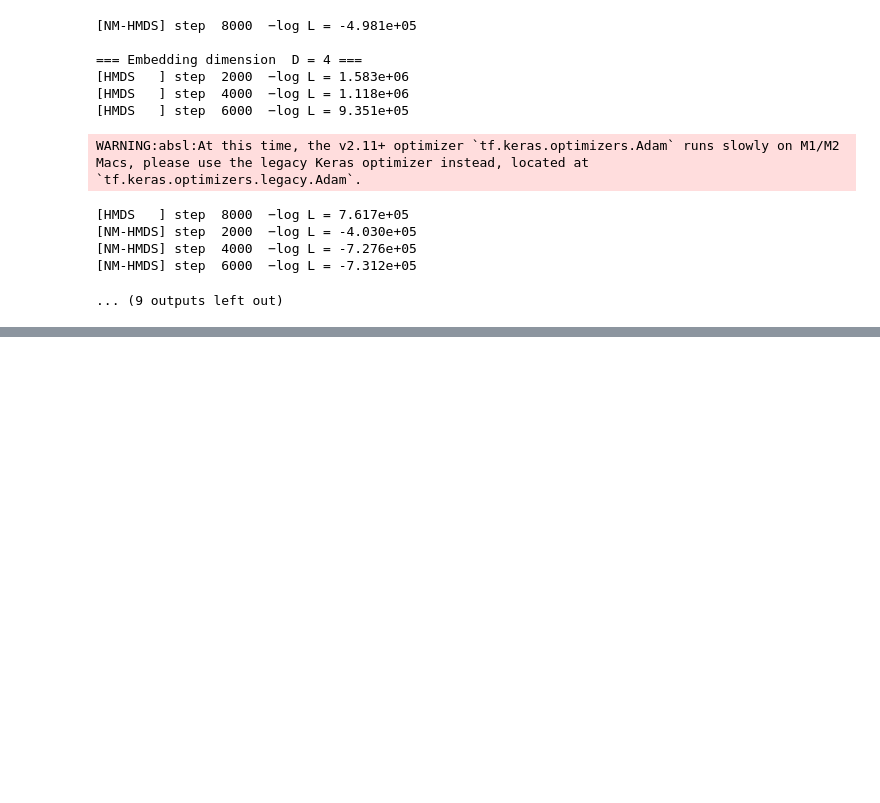
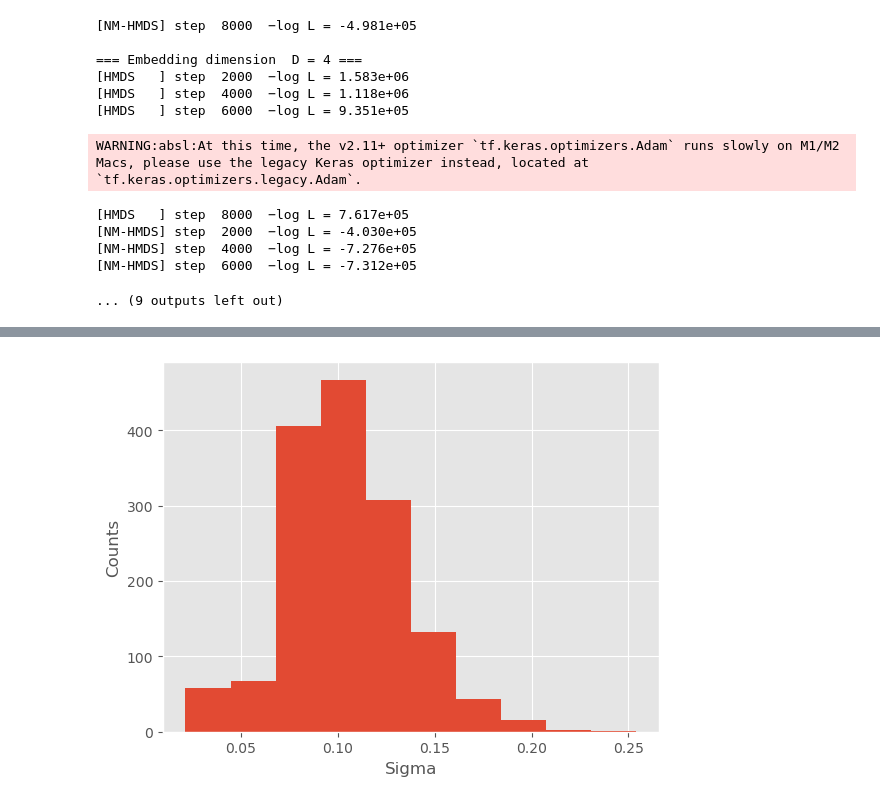
Before and after one commit to Nakshatra120/nhmds, a Jupyter notebook: mnist_check.ipynb, the cells around one changed output, grey strips where cells are left out. Saved outputs shown, nothing was run; the diff lists cells and outputs as text; code cells hidden in the pictures; blank space fills up the shorter version.

```diff
--- a/mnist_check.ipynb
+++ b/mnist_check.ipynb
@@ -1104,0 +1122,4 @@ WARNING:absl:At this time, the v2.11+ optimizer `tf.keras.optimizers.Adam` runs
+# %%
+nmHMDS_noisy.plot_sigmas()
+# %% [output]
+[figure, added]
```
Also changed, not shown: parts of 6 cells of this notebook.
